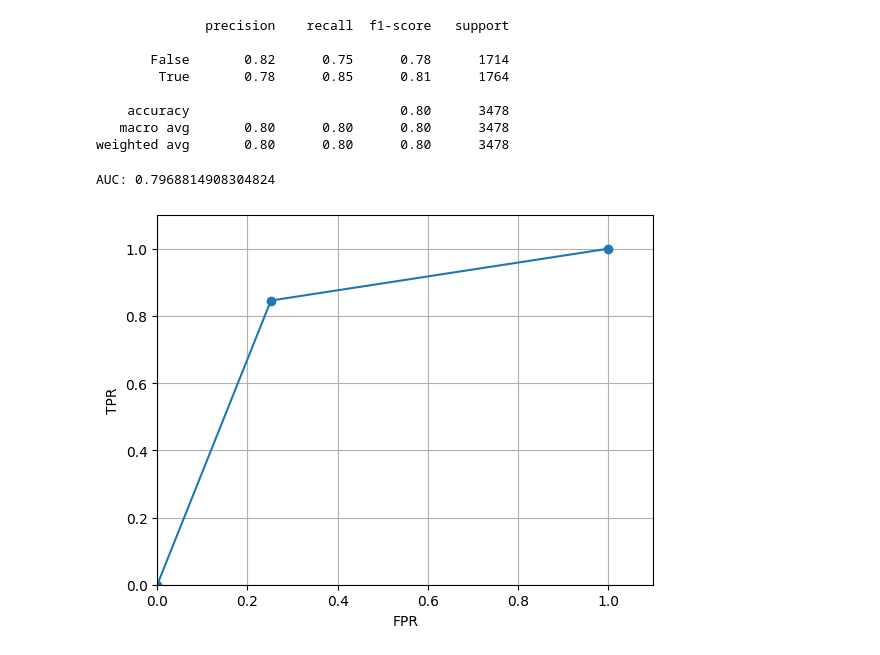
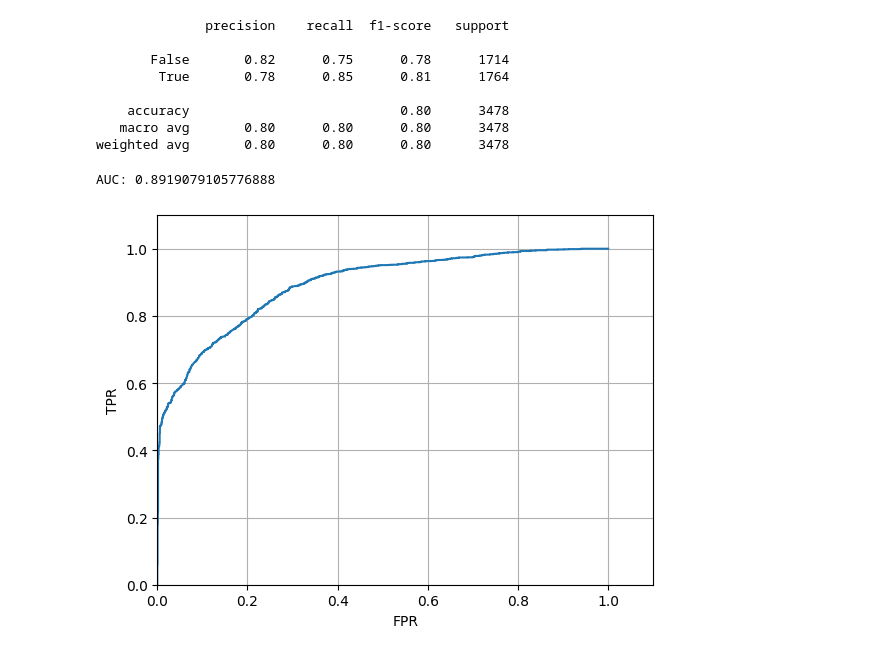
Before and after one commit to MageSim1377/Artificed-Intelligence, a Jupyter notebook: Task.ipynb, the cells around one changed output. Drawn from its saved outputs; the diff is of its cells as text; code cells hidden in the pictures.

```diff
--- a/Task.ipynb
+++ b/Task.ipynb
@@ -107,6 +109,7 @@ grad_boost_model.fit(x_train, y_train)
 GradientBoostingClassifier()
 # %%
 y_pred = grad_boost_model.predict(x_test)
+y_proba = grad_boost_model.predict_proba(x_test)
 
 print(classification_report(y_test, y_pred))
 # %% [output]
@@ -119,16 +122,16 @@ print(classification_report(y_test, y_pred))
    macro avg       0.80      0.80      0.80      3478
 weighted avg       0.80      0.80      0.80      3478
 # %%
-fpr, tpr, thresholds = roc_curve(y_test, y_pred)
+fpr, tpr, thresholds = roc_curve(y_test, y_proba[:, 1])
 
 print('AUC:', auc(fpr ,tpr))
 
-plt.plot(fpr, tpr, marker='o')
+plt.plot(fpr, tpr)
 plt.xlim([0, 1.1])
 plt.ylim([0, 1.1])
 plt.xlabel('FPR')
 plt.ylabel('TPR')
 plt.grid()
 # %% [output]
-AUC: 0.7968814908304824
+AUC: 0.8919079105776888
-[figure, old version]
+[figure, new version]
```
Also changed, not shown: parts of 5 cells of this notebook.
